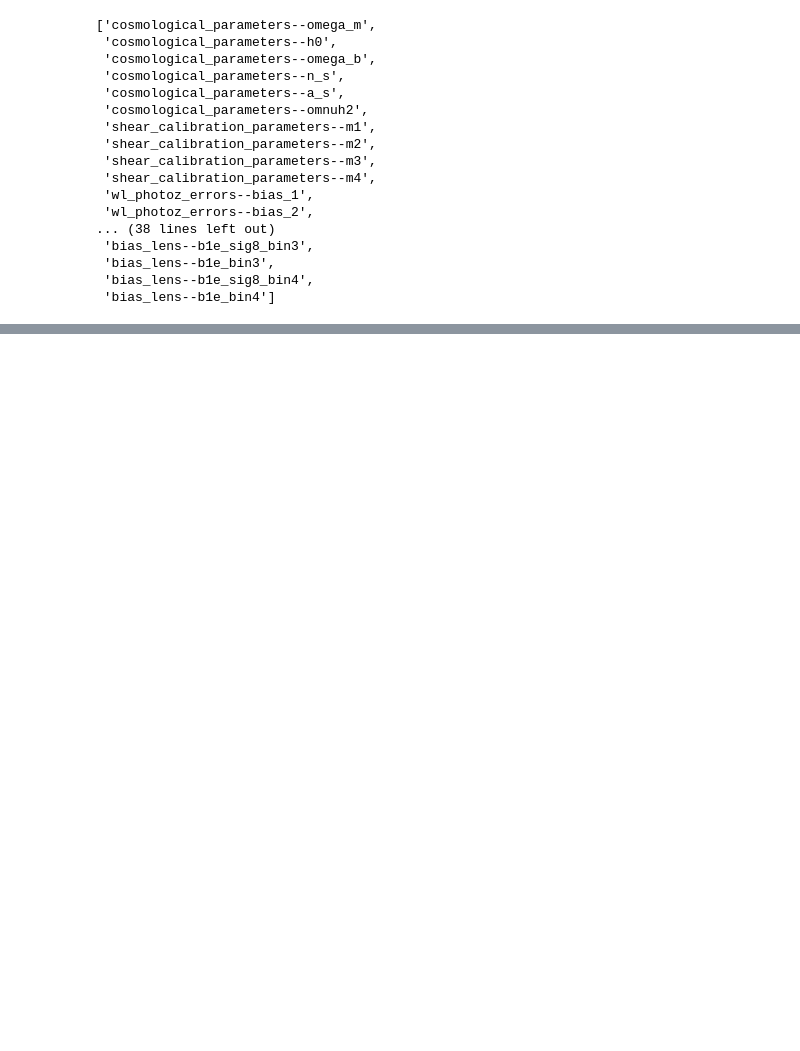
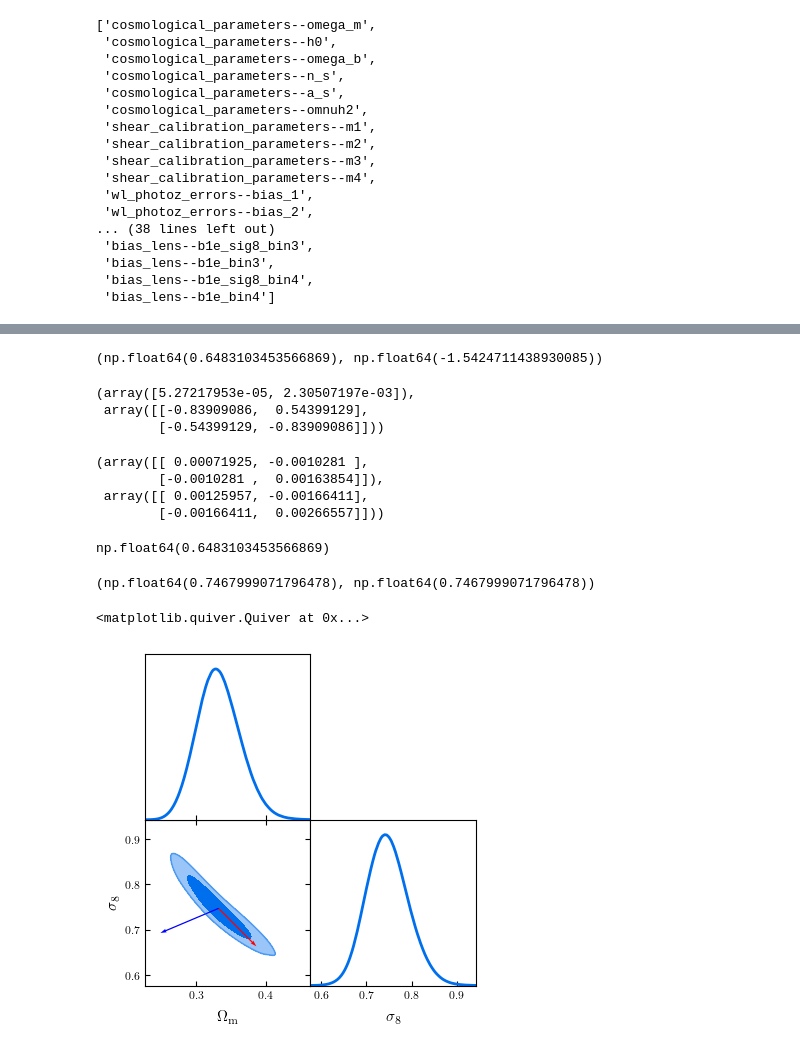
Before and after one commit to JMTcodes/compressing-shear-likelihood, a Jupyter notebook: test.ipynb, the cells around one changed output, grey strips where cells are left out. Saved outputs shown, nothing was run; the diff lists cells and outputs as text; code cells hidden in the pictures; blank space fills up the shorter version.

```diff
--- a/test.ipynb
+++ b/test.ipynb
@@ -220,0 +241,45 @@ g.plots_2d(samples, "x1", ["x2", "z"], nx=2);
+# %%
+logom =np.log10(test_chain_2.samples[:,test_chain_2.paramNames.numberOfName('cosmological_parameters--omega_m')]/0.3)
+logsig8 =np.log10(test_chain_2.samples[:,test_chain_2.paramNames.numberOfName('cosmological_parameters--sigma_8')])
+w =test_chain_2.weights
+np.cov(logsig8,logom)
+ommi=test_chain_2.paramNames.numberOfName("cosmological_parameters--omega_m")
+sig8i=test_chain_2.paramNames.numberOfName('cosmological_parameters--sigma_8')
+#test_chain_2.getCov(nparam=2, pars=[ommi,sig8i])
+v,w  =l.eig(np.cov(logsig8,logom,aweights=w))
+#v,w  =l.eig(test_chain_2.getCov(nparam=2, pars=[ommi,sig8i]))
+idx = np.argmin(v)
+idy =np.argmax(v)
+vec1 = w[:, idx]
+vec2 = w[:, idy]
+
+alpha2 =vec2[1]/vec2[0]
+alpha1 =vec1[1]/vec1[0]
+
+vec1,vec2
+alpha1,alpha2
+#np.rad2deg(np.arccos(np.dot(vec1,vec2)/(l.norm(vec1)*l.norm(vec2)))) #90deg
+# %% [output]
+(np.float64(0.6483103453566869), np.float64(-1.5424711438930085))
+# %%
+v,w
+# %% [output]
+(array([5.27217953e-05, 2.30507197e-03]),
+ array([[-0.83909086,  0.54399129],
+        [-0.54399129, -0.83909086]]))
+# %%
+w =test_chain_2.weights
+np.cov(logsig8,logom,aweights=w),np.cov(logsig8,logom),
+# %% [output]
+(array([[ 0.00071925, -0.0010281 ],
+        [-0.0010281 ,  0.00163854]]),
+ array([[ 0.00125957, -0.00166411],
+        [-0.00166411,  0.00266557]]))
+# %%
+vec1[1]/vec1[0]
+# %% [output]
+np.float64(0.6483103453566869)
+# %%
+test_chain_2.mean('cosmological_parameters--sigma_8'),np.average(test_chain_2.samples[:,test_chain_2.paramNames.numberOfName('cosmological_parameters--sigma_8')],weights=w)
+# %% [output]
+(np.float64(0.7467999071796478), np.float64(0.7467999071796478))
@@ -220,0 +292,11 @@ g.plots_2d(samples, "x1", ["x2", "z"], nx=2);
+# %%
+new_plot.triangle_plot([test_chain_2], ["cosmological_parameters--omega_m",'cosmological_parameters--sigma_8'],filled=True, contour_lws=2)
+i=1
+j=0
+ax = new_plot.subplots[i,j]
+ax1 = new_plot.subplots[i,j]
+ax.quiver(test_chain_2.mean("cosmological_parameters--omega_m"),test_chain_2.mean('cosmological_parameters--sigma_8'), vec2[0]/10, vec2[1]/10, color=['r'], scale=1, scale_units='xy', angles='xy')
+ax1.quiver(test_chain_2.mean("cosmological_parameters--omega_m"),test_chain_2.mean('cosmological_parameters--sigma_8'), vec1[0]/10, vec1[1]/10, color=['b'], scale=1, scale_units='xy', angles='xy')
+# %% [output]
+<matplotlib.quiver.Quiver at 0x...>
+[figure, added]
```
Also changed, not shown: parts of 53 cells of this notebook, 22 other files.
